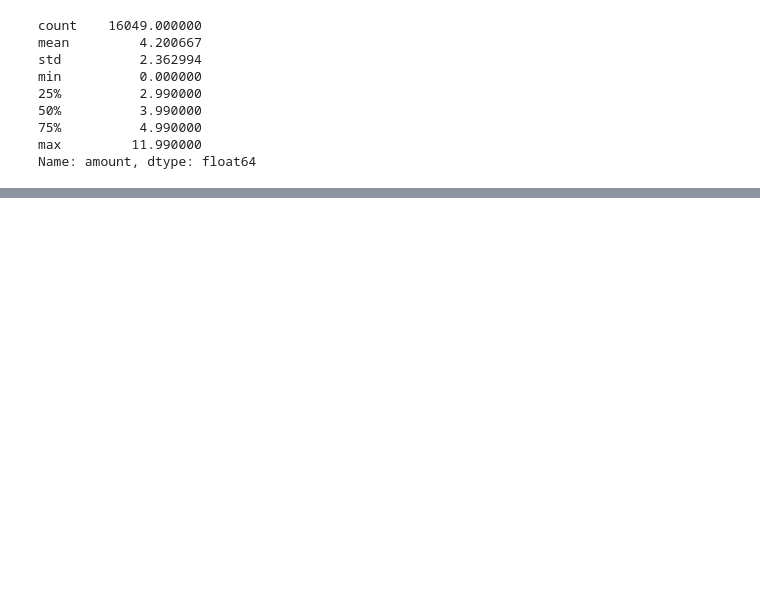
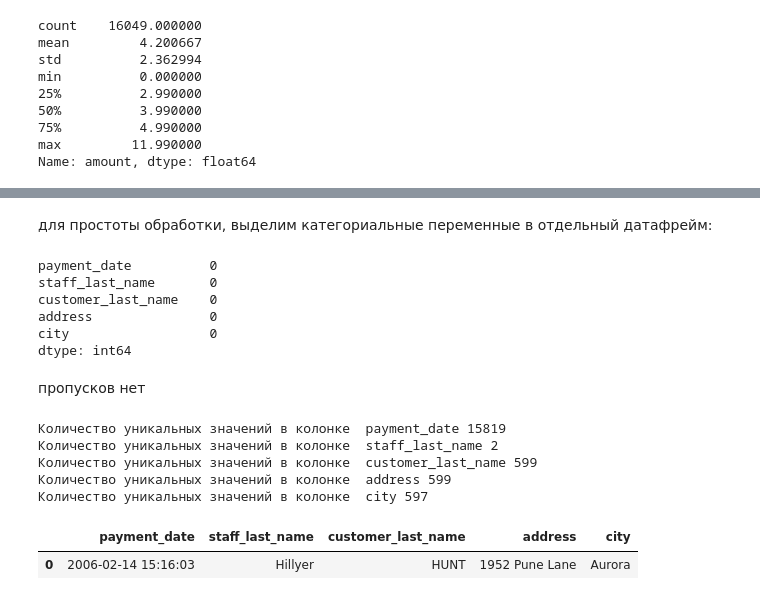
Before and after one commit to chebandenis/DZ_innopolis, a Jupyter notebook: db.ipynb, the cells around one changed output, grey strips where cells are left out. Cells and saved outputs as stored; diff of their text form; code cells hidden in the pictures; blank space fills up the shorter version.

```diff
--- a/db.ipynb
+++ b/db.ipynb
@@ -801,0 +851,30 @@ Name: amount, dtype: float64
+# %% [markdown]
+для простоты обработки, выделим категориальные переменные в отдельный датафрейм:
+# %%
+data_union_categorian = data_union.drop(columns=['amount'])
+# %%
+data_union_categorian.isna().sum()
+# %% [output]
+payment_date          0
+staff_last_name       0
+customer_last_name    0
+address               0
+city                  0
+dtype: int64
+# %% [markdown]
+пропусков нет
+# %%
+for col in data_union_categorian.columns:
+    print('Количество уникальных значений в колонке ',col, len(data_union_categorian[col].unique()))
+# %% [output]
+Количество уникальных значений в колонке  payment_date 15819
+Количество уникальных значений в колонке  staff_last_name 2
+Количество уникальных значений в колонке  customer_last_name 599
+Количество уникальных значений в колонке  address 599
+Количество уникальных значений в колонке  city 597
+# %%
+#моды колонок
+data_union_categorian.mode()
+# %% [output]
+|  | payment_date | staff_last_name | customer_last_name | address | city |
+| 0 | 2006-02-14 15:16:03 | Hillyer | HUNT | 1952 Pune Lane | Aurora |
```
Also changed, not shown: parts of 11 cells of this notebook, 1 other file.
